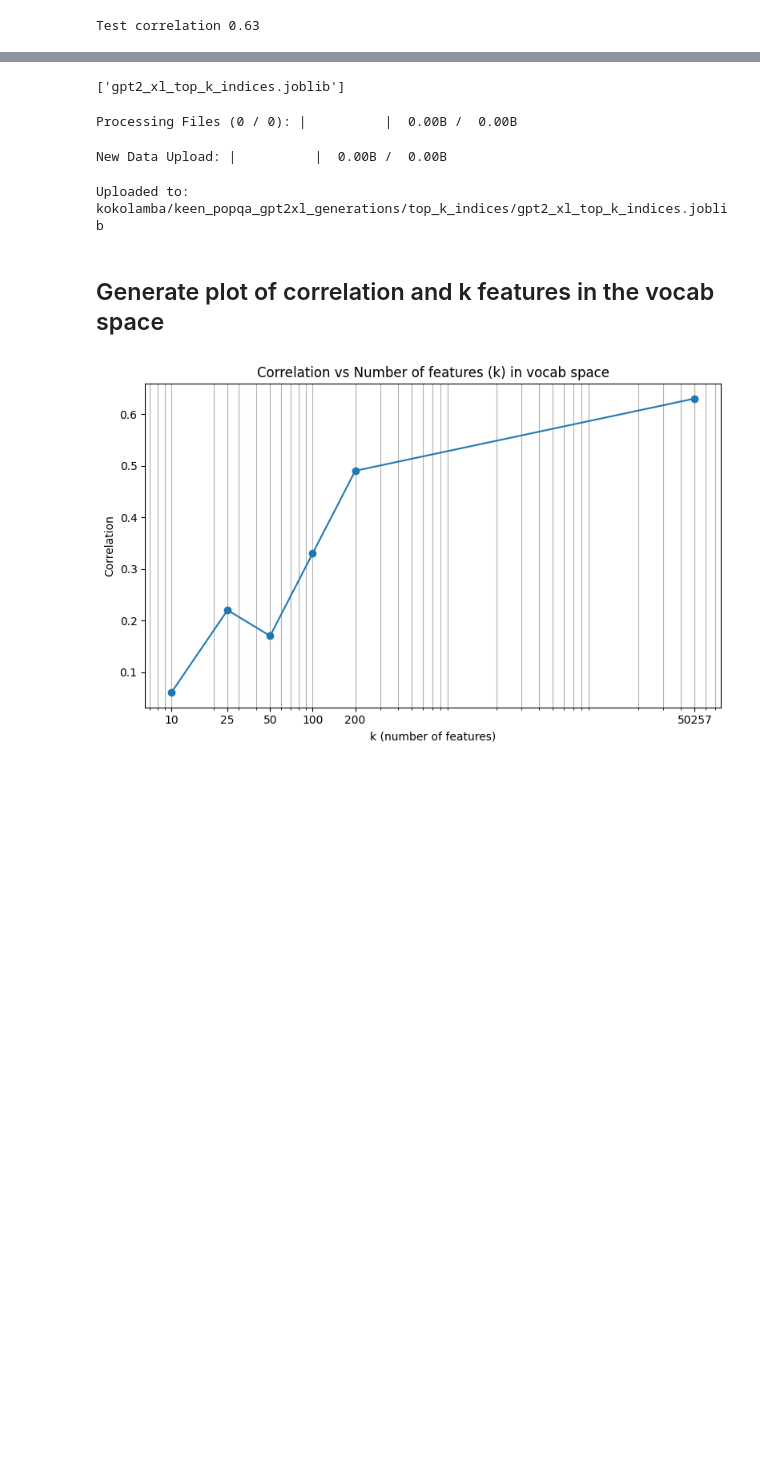
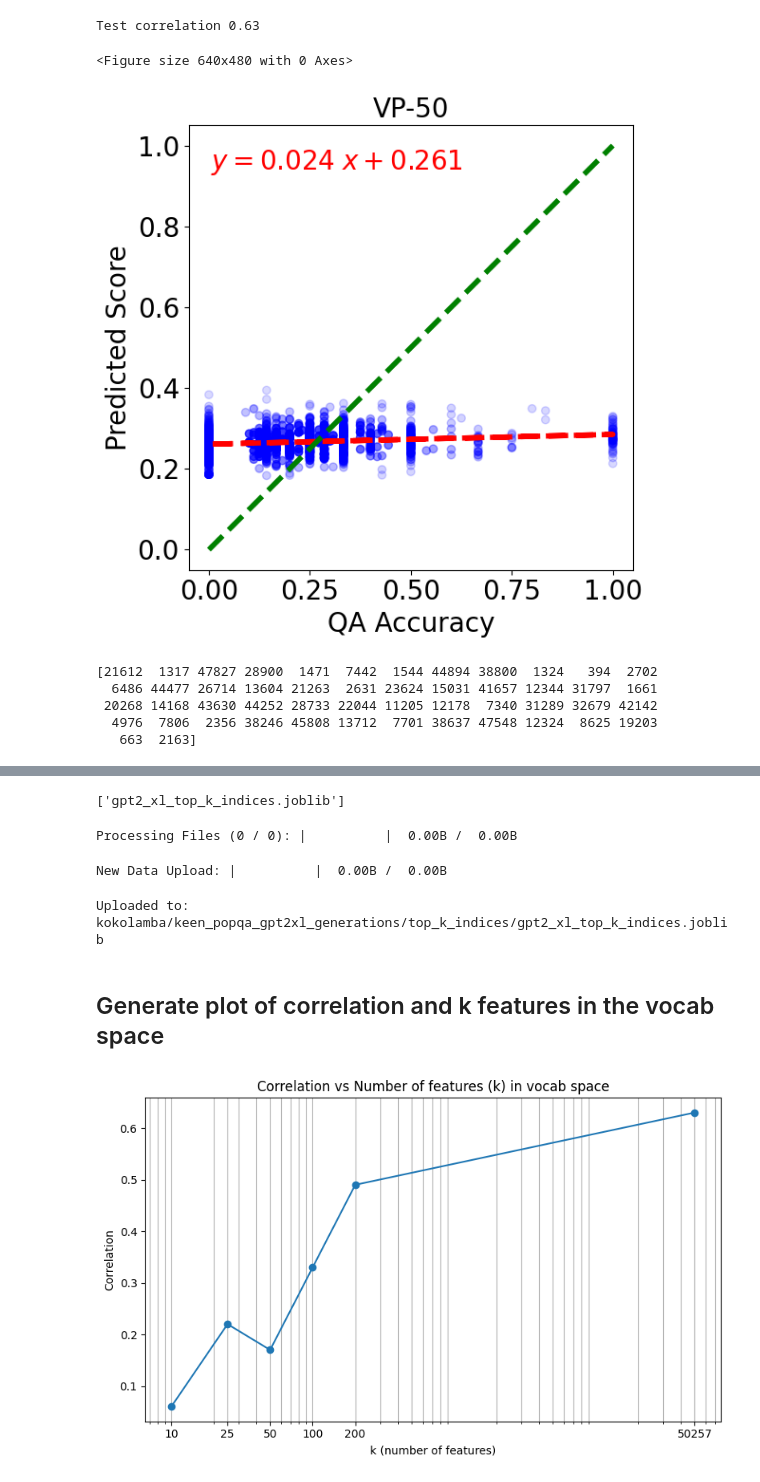
Before and after one commit to Adefioye/mech-interp-exploration, a Jupyter notebook: KEEN/Training_probes_on_full_logits_and_vp_k_features.ipynb, the cells around one changed output, grey strips where cells are left out. Cells and saved outputs as stored; diff of their text form; code cells hidden in the pictures; blank space fills up the shorter version.

```diff
--- a/KEEN/Training_probes_on_full_logits_and_vp_k_features.ipynb
+++ b/KEEN/Training_probes_on_full_logits_and_vp_k_features.ipynb
@@ -538,0 +540,62 @@ def extreme_weights_from_model(
+# %%
+# @title Plot scatter plot between predicted scores and QA accuracy for VP-50
+#@title Plot
+import matplotlib.pyplot as plt
+from scipy import stats
+
+plt.clf()
+fontsize=20
+lw=4
+fig, axes = plt.subplots(1, 1, figsize=(6.8, 6))
+
+ax = axes
+
+x = result_df["target"]
+y = result_df["preds"]
+
+# Calculate the point density
+values = np.vstack([x, y])
+kernel = stats.gaussian_kde(values)(values)
+kernel_normalized = (kernel - kernel.min()) / (kernel.max() - kernel.min())
+min_alpha = 0.15  # Minimum alpha value
+max_alpha = 1.0  # Maximum alpha value
+alphas = kernel_normalized * (max_alpha - min_alpha) + min_alpha
+# Scatter plot with density coloring
+scatter = ax.scatter(x, y, c='blue', marker='o', alpha=alphas)
+
+# Setting labels and title with font
+ax.set_xlabel('QA Accuracy', fontsize=fontsize)
+ax.set_ylabel('Predicted Score', fontsize=fontsize)
+ax.set_title("VP-50", fontsize=fontsize)
+ax.tick_params(axis='both', which='major', labelsize=fontsize)
+
+# Fit line (regression line)
+z = np.polyfit(x, y, 1)
+y_hat = np.poly1d(z)(x)
+ax.plot(x, y_hat, "r--", lw=lw)
+
+# Annotation for regression line equation
+text = f"$y={z[0]:0.3f}\;x{z[1]:+0.3f}$"
+ax.text(0.05, 0.95, text, transform=ax.transAxes, fontsize=fontsize, verticalalignment='top', color="red")
+
+# Adding the x=y line
+min_val = min(min(x), min(y))
+max_val = max(max(x), max(y))
+ax.set_aspect('equal', adjustable='box')
+ax.plot([min_val, max_val], [min_val, max_val], 'g--', lw=lw, label='$x=y$')
+
+plt.tight_layout()
+# %% [output]
+<Figure size 640x480 with 0 Axes>
+[figure, added]
+# %%
+# Extract top 50 indices of tokens by absolute weights
+sorted_indices = extreme_weights_from_model(probe)
+top_50_indices = sorted_indices[:50]
+print(top_50_indices)
+# %% [output]
+[21612  1317 47827 28900  1471  7442  1544 44894 38800  1324   394  2702
+  6486 44477 26714 13604 21263  2631 23624 15031 41657 12344 31797  1661
+ 20268 14168 43630 44252 28733 22044 11205 12178  7340 31289 32679 42142
+  4976  7806  2356 38246 45808 13712  7701 38637 47548 12324  8625 19203
+   663  2163]
```
Also changed, not shown: parts of 13 cells of this notebook, 4 other files.
